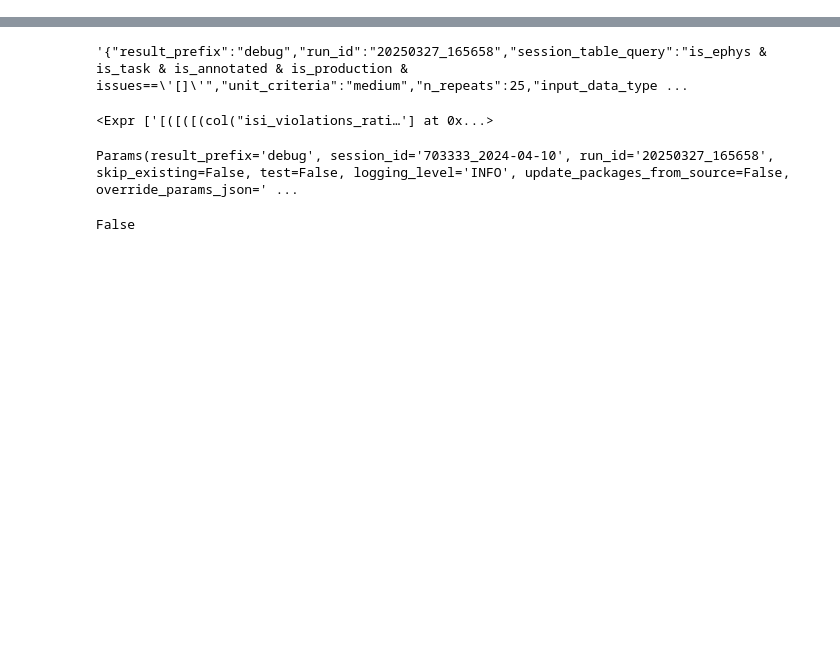
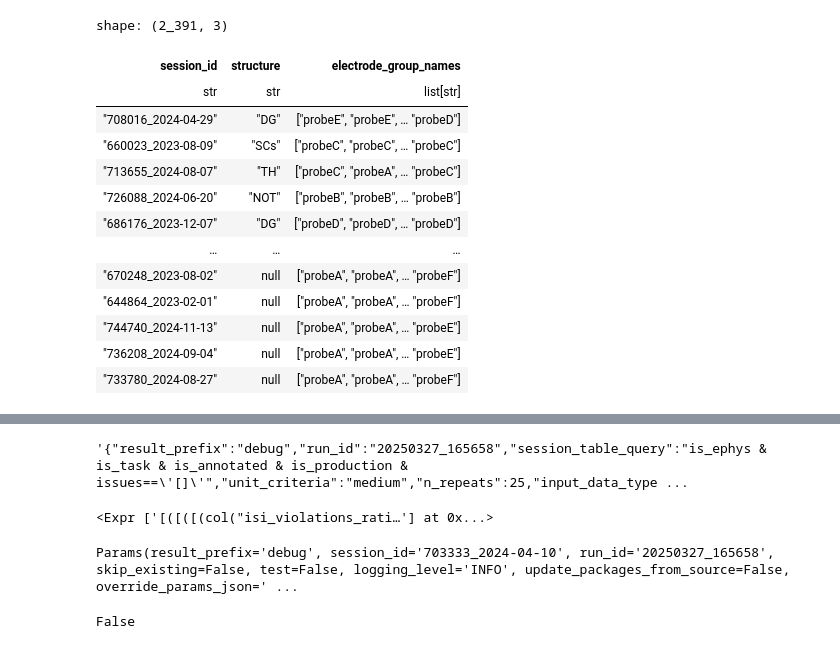
Before and after one commit to AllenNeuralDynamics/dynamicrouting-face-decoding-loo, a Jupyter notebook: code/Untitled.ipynb, the cells around one changed output, grey strips where cells are left out. Cells and saved outputs as stored; diff of their text form; code cells hidden in the pictures; blank space fills up the shorter version.

```diff
--- a/code/Untitled.ipynb
+++ b/code/Untitled.ipynb
@@ -6,0 +56,34 @@ params = Params()
+# %%
+(
+    utils.get_df('units', lazy=True)
+         # .filter(pl.col('session_id') == "668759_2023-07-13")
+    .filter(
+        # pl.col('session_id').is_in(session_ids),
+        params.units_query,
+    )
+    .pipe(group_structures, keep_originals=True)
+    .pipe(repeat_multi_probe_areas)
+    .select('session_id', 'structure', 'electrode_group_names', 'unit_id')
+    .filter(
+        pl.col('unit_id').n_unique().ge(params.n_units).over(params.units_group_by)
+    )
+    .select(params.units_group_by)
+    .unique(params.units_group_by)
+    .sort(pl.col('electrode_group_names').list.len())
+    .collect()
+)
+# %% [output]
+shape: (2_391, 3)
+| session_id | structure | electrode_group_names |
+| str | str | list[str] |
+| "708016_2024-04-29" | "DG" | ["probeE", "probeE", … "probeD"] |
+| "660023_2023-08-09" | "SCs" | ["probeC", "probeC", … "probeC"] |
+| "713655_2024-08-07" | "TH" | ["probeC", "probeA", … "probeC"] |
+| "726088_2024-06-20" | "NOT" | ["probeB", "probeB", … "probeB"] |
+| "686176_2023-12-07" | "DG" | ["probeD", "probeD", … "probeD"] |
+| … | … | … |
+| "670248_2023-08-02" | null | ["probeA", "probeA", … "probeF"] |
+| "644864_2023-02-01" | null | ["probeA", "probeA", … "probeF"] |
+| "744740_2024-11-13" | null | ["probeA", "probeA", … "probeE"] |
+| "736208_2024-09-04" | null | ["probeA", "probeA", … "probeE"] |
+| "733780_2024-08-27" | null | ["probeA", "probeA", … "probeF"] |
```
Also changed, not shown: parts of 5 cells of this notebook, 2 other files.
